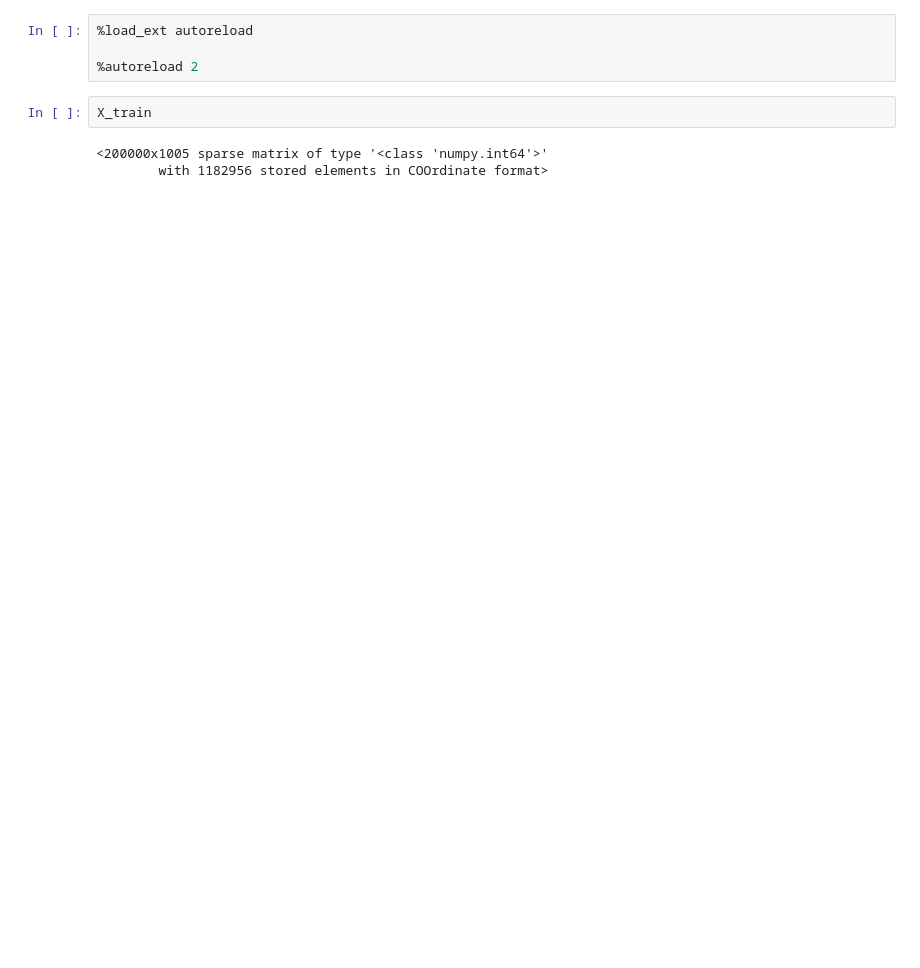
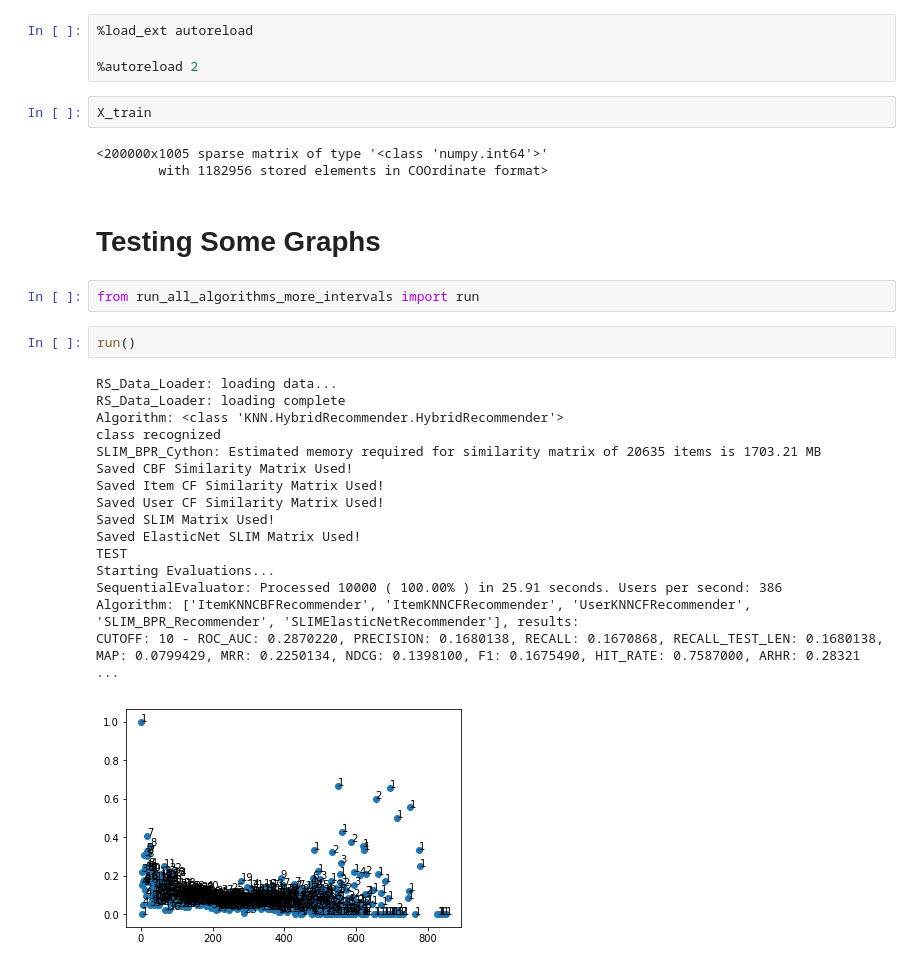
Before and after one commit to federicoBetti/Recommender-System-Competition, a Jupyter notebook: root_test.ipynb, the cells around one changed output. Cells and saved outputs as stored; diff of their text form; blank space fills up the shorter version.

```diff
--- a/root_test.ipynb
+++ b/root_test.ipynb
@@ -1006,3 +1011,26 @@ X_train
 # %% [output]
 <200000x1005 sparse matrix of type '<class 'numpy.int64'>'
         with 1182956 stored elements in COOrdinate format>
+# %% [markdown]
+# Testing Some Graphs
+# %%
+from run_all_algorithms_more_intervals import run
+# %%
+run()
+# %% [output]
+RS_Data_Loader: loading data...
+RS_Data_Loader: loading complete
+Algorithm: <class 'KNN.HybridRecommender.HybridRecommender'>
+class recognized
+SLIM_BPR_Cython: Estimated memory required for similarity matrix of 20635 items is 1703.21 MB
+Saved CBF Similarity Matrix Used!
+Saved Item CF Similarity Matrix Used!
+Saved User CF Similarity Matrix Used!
+Saved SLIM Matrix Used!
+Saved ElasticNet SLIM Matrix Used!
+TEST
+Starting Evaluations...
+SequentialEvaluator: Processed 10000 ( 100.00% ) in 25.91 seconds. Users per second: 386
+Algorithm: ['ItemKNNCBFRecommender', 'ItemKNNCFRecommender', 'UserKNNCFRecommender', 'SLIM_BPR_Recommender', 'SLIMElasticNetRecommender'], results:
+CUTOFF: 10 - ROC_AUC: 0.2870220, PRECISION: 0.1680138, RECALL: 0.1670868, RECALL_TEST_LEN: 0.1680138, MAP: 0.0799429, MRR: 0.2250134, NDCG: 0.1398100, F1: 0.1675490, HIT_RATE: 0.7587000, ARHR: 0.28321 ...
+[figure, added]
```
Also changed, not shown: parts of 10 cells of this notebook, 13 other files.
